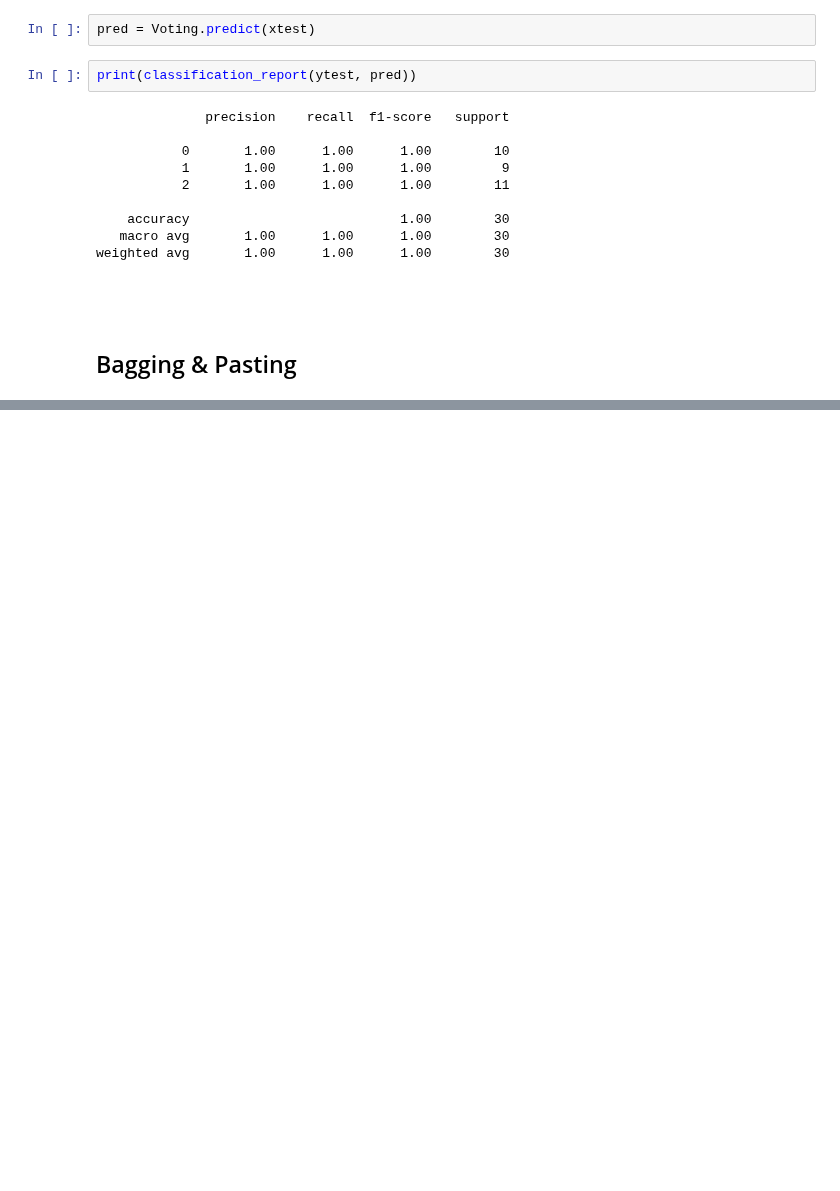
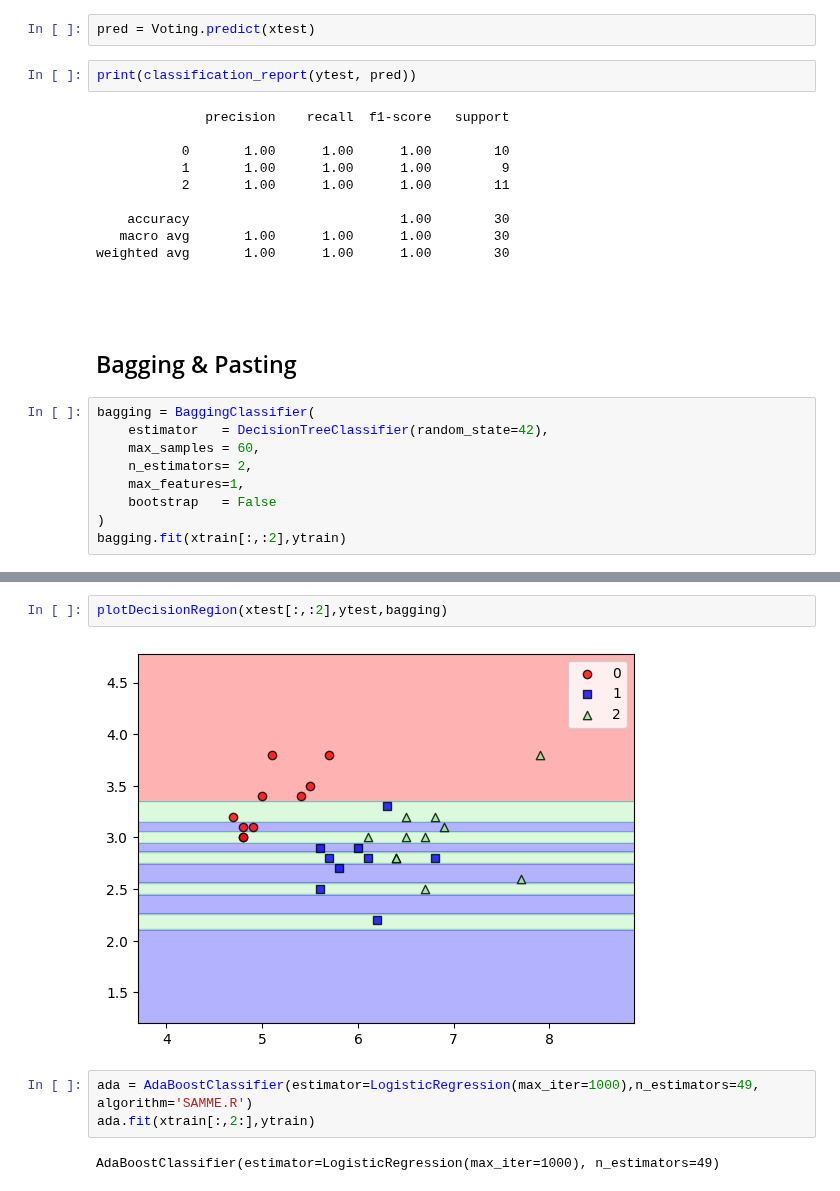
Before and after one commit to kaladabrio2020/livro-aprendizado-de-maquina-sklearn-keras-tf, a Jupyter notebook: Parte I-Os Conceitos Básicos de ML/Capitulo 7-Aprendizado Ensemble e Floresta Aleatórias/Ensemble.ipynb, the cells around one changed output, grey strips where cells are left out. Drawn from its saved outputs; the diff is of its cells as text; blank space fills up the shorter version.

```diff
--- a/Parte I-Os Conceitos Básicos de ML/Capitulo 7-Aprendizado Ensemble e Floresta Aleatórias/Ensemble.ipynb
+++ b/Parte I-Os Conceitos Básicos de ML/Capitulo 7-Aprendizado Ensemble e Floresta Aleatórias/Ensemble.ipynb
@@ -44,3 +45,12 @@ weighted avg       1.00      1.00      1.00        30
 &nbsp;
 # %% [markdown]
 ## Bagging & Pasting
+# %%
+bagging = BaggingClassifier(
+    estimator   = DecisionTreeClassifier(random_state=42),
+    max_samples = 60,
+    n_estimators= 2,
+    max_features=1,
+    bootstrap   = False
+)
+bagging.fit(xtrain[:,:2],ytrain)
@@ -46,0 +85,9 @@ weighted avg       1.00      1.00      1.00        30
+# %%
+plotDecisionRegion(xtest[:,:2],ytest,bagging)
+# %% [output]
+[figure, added]
+# %%
+ada = AdaBoostClassifier(estimator=LogisticRegression(max_iter=1000),n_estimators=49, algorithm='SAMME.R')
+ada.fit(xtrain[:,2:],ytrain)
+# %% [output]
+AdaBoostClassifier(estimator=LogisticRegression(max_iter=1000), n_estimators=49)
```
Also changed, not shown: parts of 11 cells of this notebook, 1 other file.
